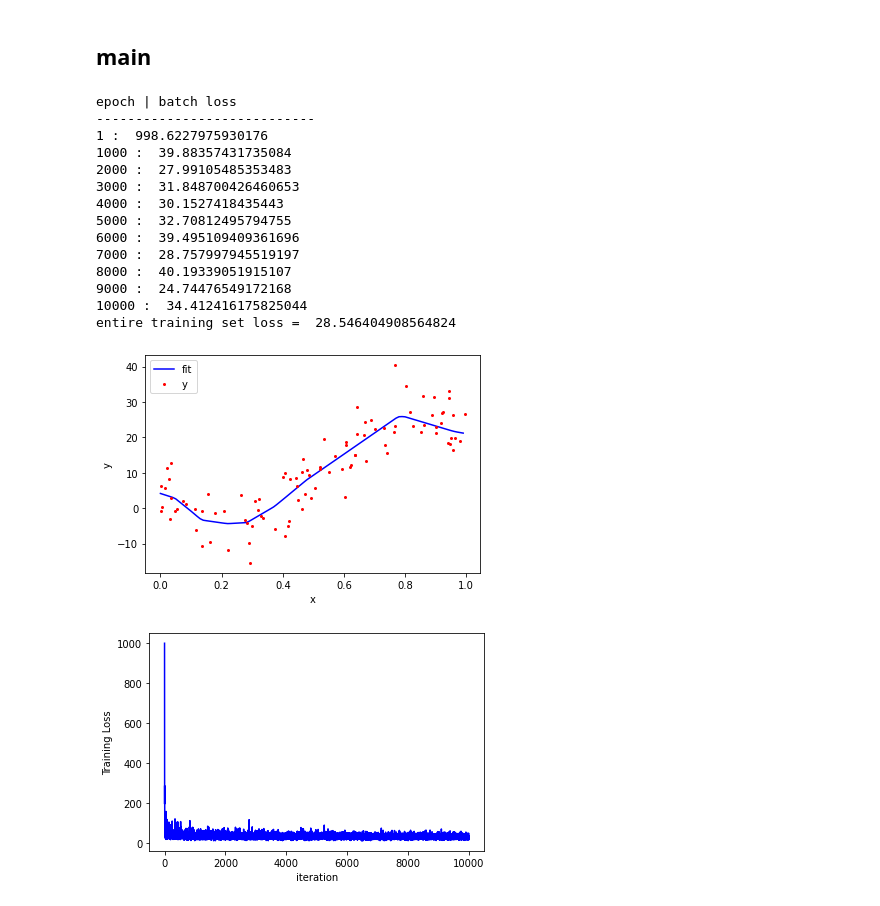
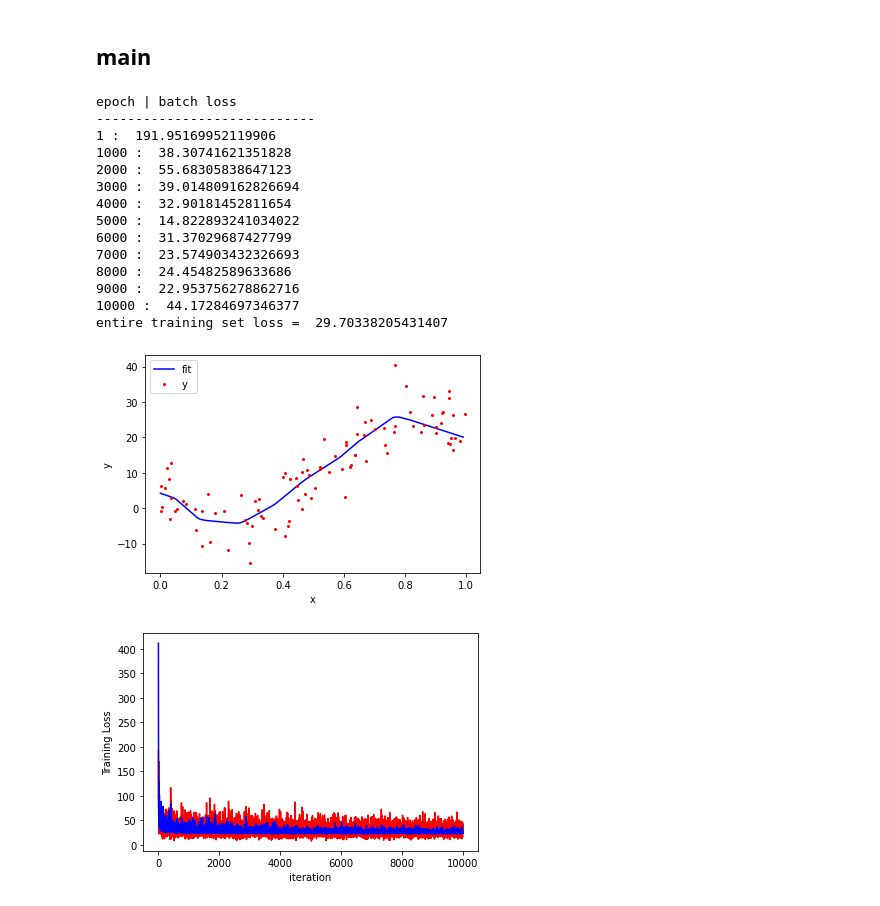
Before and after one commit to gnitnaw/Programs, a Jupyter notebook: Chapter9/NeuralNetPurePython.ipynb, the cells around one changed output. Cells and saved outputs as stored; diff of their text form; code cells hidden in the pictures.

```diff
--- a/Chapter9/NeuralNetPurePython.ipynb
+++ b/Chapter9/NeuralNetPurePython.ipynb
@@ -118,6 +118,16 @@ def backward(W,b,X,y):
             delta[l-1] =  gr_S[l-1] * W[l].T @ delta[l]
 
     return dC_dW, dC_db, loss
+
+def generate_data(beta , sig, n):
+   u = np.random.rand(n, 1)
+   y = (u ** np.arange(0, 4)) @ beta + sig * np.random.randn(n, 1)
+   return u, y
+
+beta = np.array([[10, -140, 400, -250]]).T
+nTest = 100
+sig = 5
+uu, yy = generate_data(beta , sig, nTest)
 # %% [markdown]
 ## main
 # %%
@@ -129,7 +139,16 @@ y = data[:,1].reshape(-1,1)
     # Network setup
 p = [X.shape[1],20,20,1] # size of layers
 L = len(p)-1             # number of layers
-W,b = initialize(p) # initialize weight matrices and bias vectors
+W,b = initialize(p,w_sig = 0.8) # initialize weight matrices and bias vectors
+'''
+for i in range(len(W)) :
+  print(i)
+  print()
+  print(W[i])
+  print()
+  print(b[i])
+  print()
+'''
 S = RELU
 
 batch_size = 20
@@ -138,6 +157,7 @@ beta = list2vec(W,b)
 loss_arr = []
 n = len(X)
 num_epochs = 10000
+loss_T = np.zeros(num_epochs)
 print("epoch | batch loss")
 print("----------------------------")
 for epoch in range(1,num_epochs+1):
@@ -147,51 +167,60 @@ for epoch in range(1,num_epochs+1):
     dC_dW, dC_db, loss = backward(W,b,batch_X,batch_y)
     d_beta = list2vec(dC_dW,dC_db)
     loss_arr.append(loss.flatten()[0])
+    ypred_Test = np.zeros(nTest)
+    loss_test = 0.0
+    for i in range(len(yy)):
+        a, _, _ = feedforward(uu[i],W,b)
+        ypred_Test [i],  = a[L]
+        loss_test = loss_test + (ypred_Test[i] - yy[i])**2
+    loss_T[epoch-1] = (loss_test/nTest)
+
     if(epoch==1 or np.mod(epoch,1000)==0):
         print(epoch,": ",loss.flatten()[0])
     beta = beta - lr*d_beta
     W,b = vec2list(beta,p)
 
     # calculate the loss of the entire training set
 dC_dW, dC_db, loss = backward(W,b,X,y)
 print("entire training set loss = ",loss.flatten()[0])
 
 
 #%%
 xx = np.arange(0,1,0.01)
 y_preds = np.zeros_like(xx)
 
 for i in range(len(xx)):
     a, _, _ = feedforward(xx[i],W,b)
     y_preds[i],  = a[L]
 
 plt.plot(np.array(xx), y_preds, 'b',label = 'fit')
 plt.plot(X,y, 'r.', markersize = 4,label = 'y')
 
 
 plt.legend()
 plt.xlabel('x')
 plt.ylabel('y')
 plt.show()
 
-plt.plot(np.array(loss_arr), 'b')
+plt.plot(np.array(loss_arr) , 'r')
+plt.plot(loss_T, 'b')
 plt.xlabel('iteration')
 plt.ylabel('Training Loss')
 plt.show()
 # %% [output]
 epoch | batch loss
 ----------------------------
-1 :  998.6227975930176
-1000 :  39.88357431735084
-2000 :  27.99105485353483
-3000 :  31.848700426460653
-4000 :  30.1527418435443
-5000 :  32.70812495794755
-6000 :  39.495109409361696
-7000 :  28.757997945519197
-8000 :  40.19339051915107
-9000 :  24.74476549172168
-10000 :  34.412416175825044
-entire training set loss =  28.546404908564824
+1 :  191.95169952119906
+1000 :  38.30741621351828
+2000 :  55.68305838647123
+3000 :  39.014809162826694
+4000 :  32.90181452811654
+5000 :  14.822893241034022
+6000 :  31.37029687427799
+7000 :  23.574903432326693
+8000 :  24.45482589633686
+9000 :  22.953756278862716
+10000 :  44.17284697346377
+entire training set loss =  29.70338205431407
-[figure, old version]
+[figure, new version]
-[figure, old version]
+[figure, new version]
```
Also changed, not shown: parts of 2 cells of this notebook.
